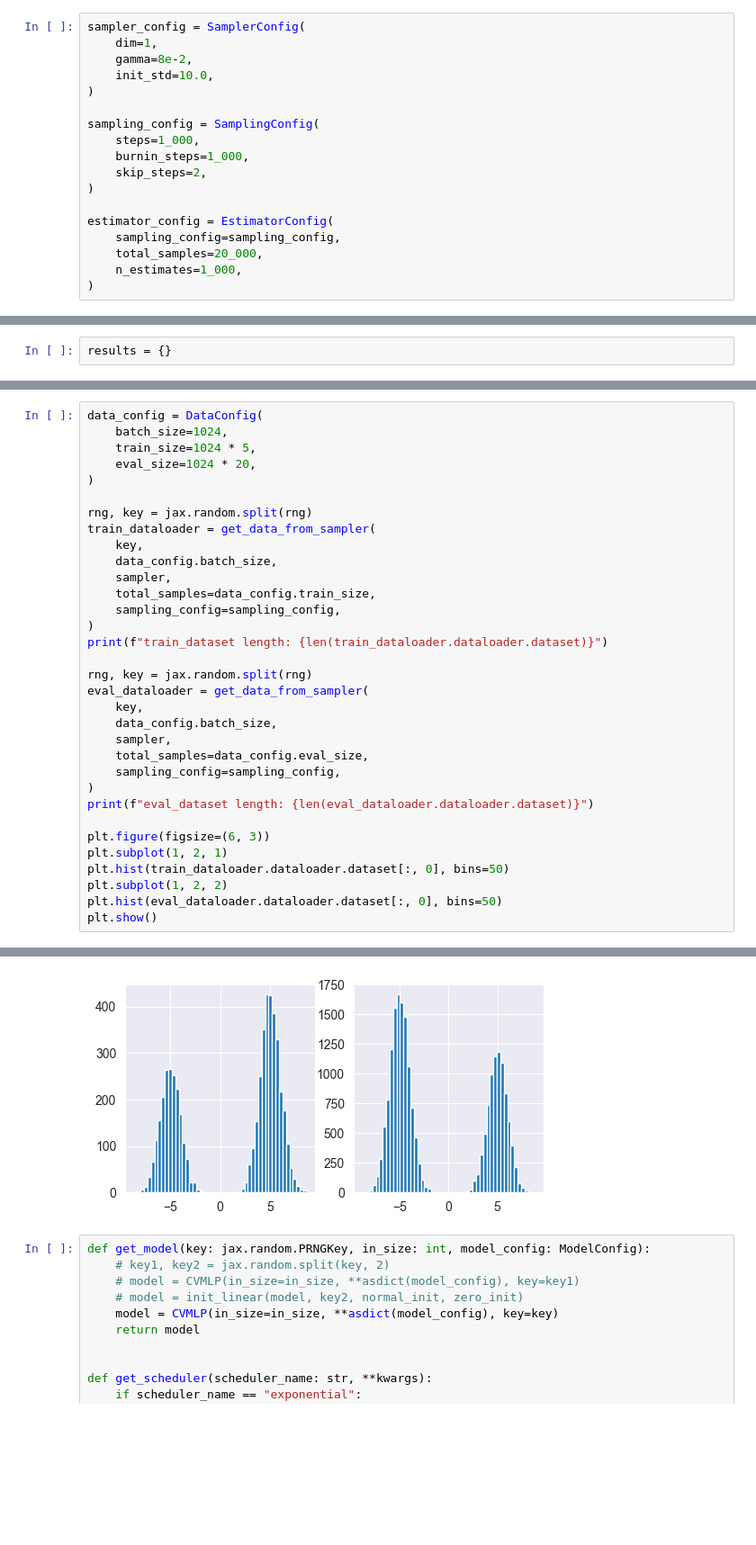
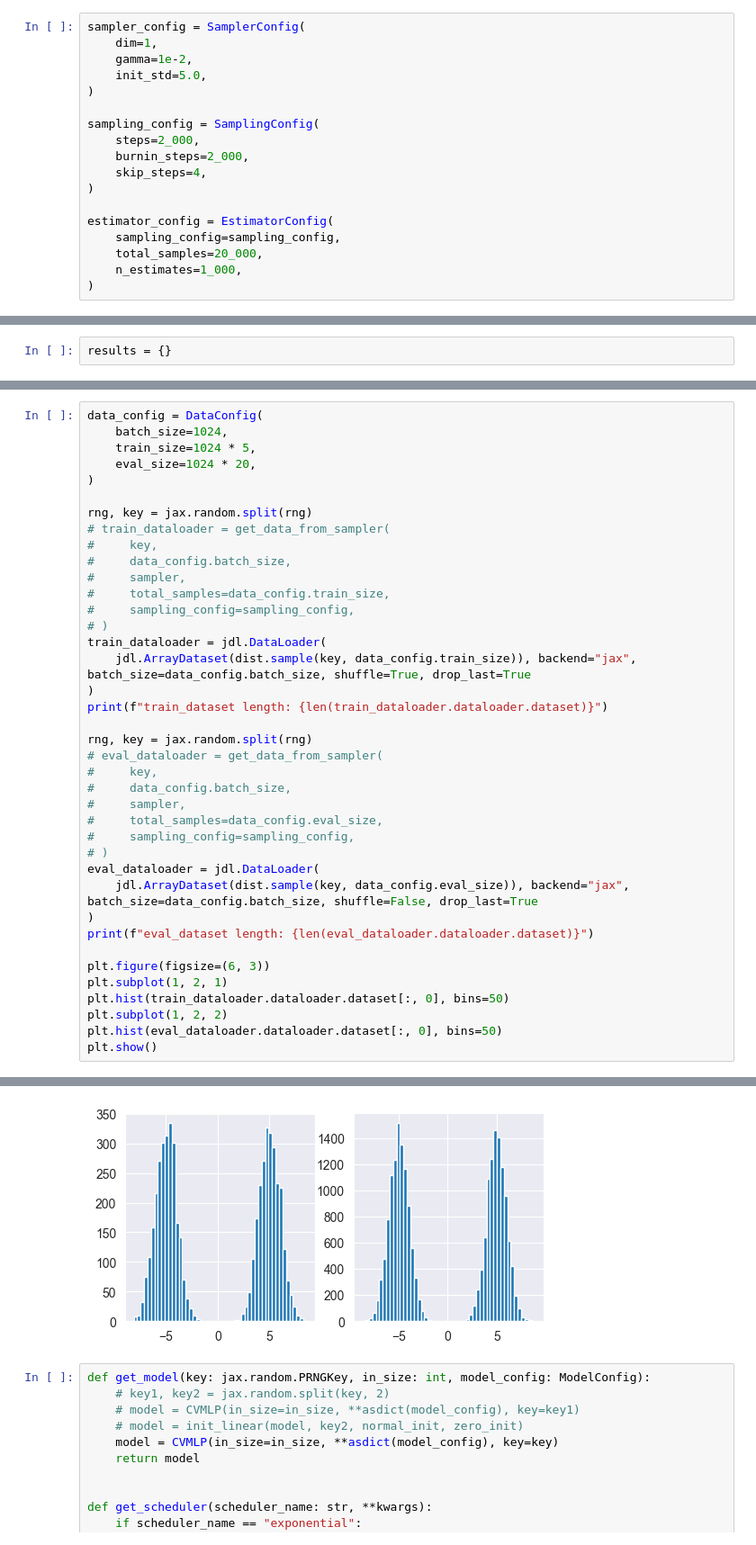
Before and after one commit to kkorolev1/mcmc-control-variates, a Jupyter notebook: diffcv.ipynb, the cells around one changed output, grey strips where cells are left out. Shown at 90% size. Cells and saved outputs as stored; diff of their text form; blank space fills up the shorter version.

```diff
--- a/diffcv.ipynb
+++ b/diffcv.ipynb
@@ -48,14 +48,14 @@ sns.set_style("darkgrid")
 # %%
 sampler_config = SamplerConfig(
     dim=1,
-    gamma=8e-2,
-    init_std=10.0,
+    gamma=1e-2,
+    init_std=5.0,
 )
 
 sampling_config = SamplingConfig(
-    steps=1_000,
-    burnin_steps=1_000,
-    skip_steps=2,
+    steps=2_000,
+    burnin_steps=2_000,
+    skip_steps=4,
 )
 
 estimator_config = EstimatorConfig(
@@ -124,40 +123,46 @@ print(results["base"]["bias"], results["base"]["std"])
 # %%
 data_config = DataConfig(
     batch_size=1024,
     train_size=1024 * 5,
     eval_size=1024 * 20,
 )
 
 rng, key = jax.random.split(rng)
-train_dataloader = get_data_from_sampler(
-    key,
-    data_config.batch_size,
-    sampler,
-    total_samples=data_config.train_size,
-    sampling_config=sampling_config,
+# train_dataloader = get_data_from_sampler(
+#     key,
+#     data_config.batch_size,
+#     sampler,
+#     total_samples=data_config.train_size,
+#     sampling_config=sampling_config,
+# )
+train_dataloader = jdl.DataLoader(
+    jdl.ArrayDataset(dist.sample(key, data_config.train_size)), backend="jax", batch_size=data_config.batch_size, shuffle=True, drop_last=True
 )
 print(f"train_dataset length: {len(train_dataloader.dataloader.dataset)}")
 
 rng, key = jax.random.split(rng)
-eval_dataloader = get_data_from_sampler(
-    key,
-    data_config.batch_size,
-    sampler,
-    total_samples=data_config.eval_size,
-    sampling_config=sampling_config,
+# eval_dataloader = get_data_from_sampler(
+#     key,
+#     data_config.batch_size,
+#     sampler,
+#     total_samples=data_config.eval_size,
+#     sampling_config=sampling_config,
+# )
+eval_dataloader = jdl.DataLoader(
+    jdl.ArrayDataset(dist.sample(key, data_config.eval_size)), backend="jax", batch_size=data_config.batch_size, shuffle=False, drop_last=True
 )
 print(f"eval_dataset length: {len(eval_dataloader.dataloader.dataset)}")
 
 plt.figure(figsize=(6, 3))
 plt.subplot(1, 2, 1)
 plt.hist(train_dataloader.dataloader.dataset[:, 0], bins=50)
 plt.subplot(1, 2, 2)
 plt.hist(eval_dataloader.dataloader.dataset[:, 0], bins=50)
 plt.show()
 # %% [output]
 train_dataset length: 5120
 eval_dataset length: 20480
-[figure, old version]
+[figure, new version]
 # %%
 def get_model(key: jax.random.PRNGKey, in_size: int, model_config: ModelConfig):
     # key1, key2 = jax.random.split(key, 2)
```
Also changed, not shown: parts of 11 cells of this notebook, 1 other file.
